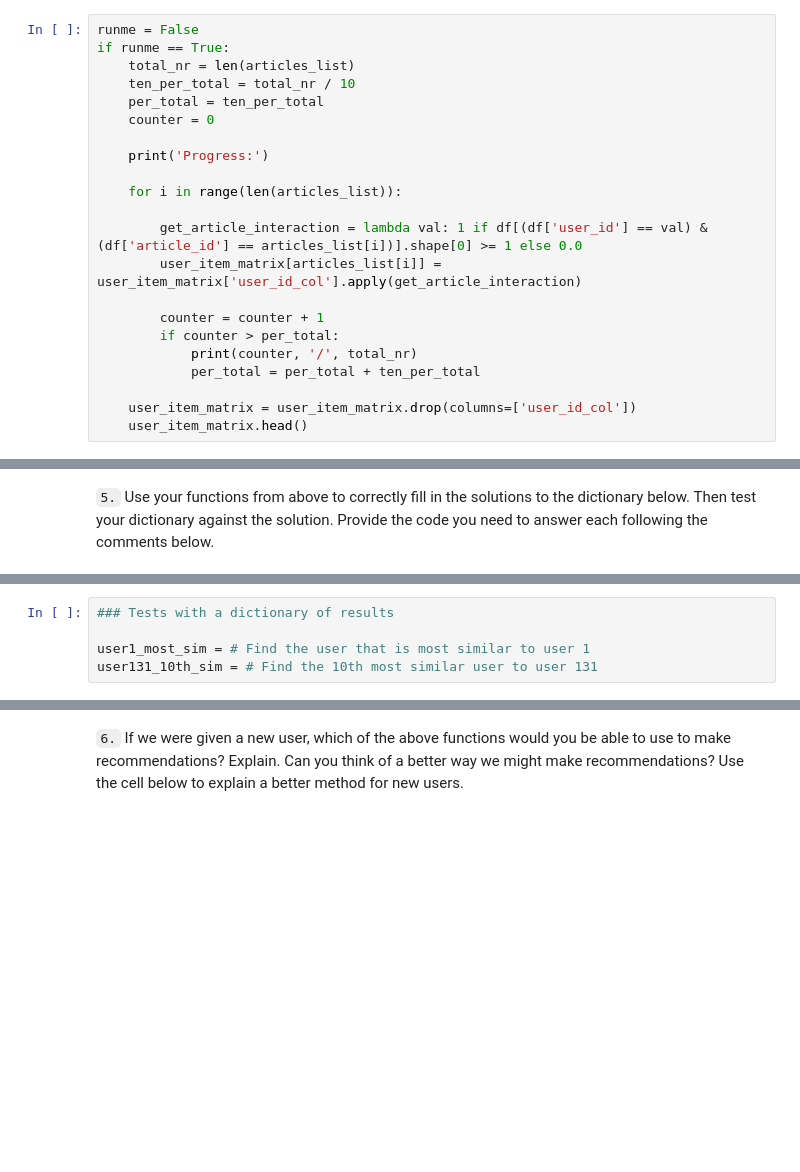
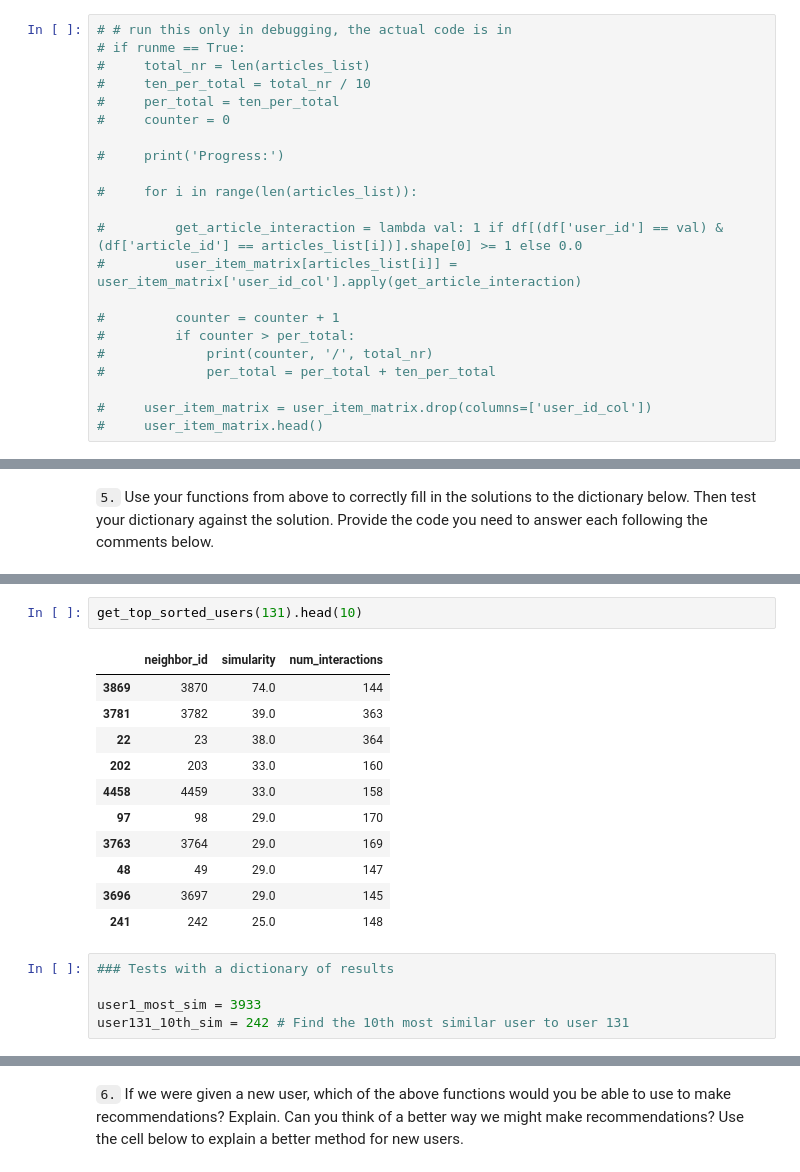
Before and after one commit to D5mit/Udacity_AB, a Jupyter notebook: Recommender/Recommendations_with_IBM.ipynb, the cells around one changed output, grey strips where cells are left out. Cells and saved outputs as stored; diff of their text form; blank space fills up the shorter version.

```diff
--- a/Recommender/Recommendations_with_IBM.ipynb
+++ b/Recommender/Recommendations_with_IBM.ipynb
@@ -383,25 +378,25 @@ user_item_matrix.head()
 # %%
-runme = False
-if runme == True:
-    total_nr = len(articles_list)
-    ten_per_total = total_nr / 10
-    per_total = ten_per_total
-    counter = 0
+# # run this only in debugging, the actual code is in
+# if runme == True:
+#     total_nr = len(articles_list)
+#     ten_per_total = total_nr / 10
+#     per_total = ten_per_total
+#     counter = 0
 
-    print('Progress:')
+#     print('Progress:')
 
-    for i in range(len(articles_list)):
+#     for i in range(len(articles_list)):
 
-        get_article_interaction = lambda val: 1 if df[(df['user_id'] == val) & (df['article_id'] == articles_list[i])].shape[0] >= 1 else 0.0
-        user_item_matrix[articles_list[i]] = user_item_matrix['user_id_col'].apply(get_article_interaction)
+#         get_article_interaction = lambda val: 1 if df[(df['user_id'] == val) & (df['article_id'] == articles_list[i])].shape[0] >= 1 else 0.0
+#         user_item_matrix[articles_list[i]] = user_item_matrix['user_id_col'].apply(get_article_interaction)
 
-        counter = counter + 1
-        if counter > per_total:
-            print(counter, '/', total_nr)
-            per_total = per_total + ten_per_total
+#         counter = counter + 1
+#         if counter > per_total:
+#             print(counter, '/', total_nr)
+#             per_total = per_total + ten_per_total
 
-    user_item_matrix = user_item_matrix.drop(columns=['user_id_col'])
-    user_item_matrix.head()
+#     user_item_matrix = user_item_matrix.drop(columns=['user_id_col'])
+#     user_item_matrix.head()
 # %%
 # create the user-article matrix with 1's and 0's
 
@@ -676,8 +997,22 @@ print(rec_names)
+# %%
+get_top_sorted_users(131).head(10)
+# %% [output]
+|  | neighbor_id | simularity | num_interactions |
+| 3869 | 3870 | 74.0 | 144 |
+| 3781 | 3782 | 39.0 | 363 |
+| 22 | 23 | 38.0 | 364 |
+| 202 | 203 | 33.0 | 160 |
+| 4458 | 4459 | 33.0 | 158 |
+| 97 | 98 | 29.0 | 170 |
+| 3763 | 3764 | 29.0 | 169 |
+| 48 | 49 | 29.0 | 147 |
+| 3696 | 3697 | 29.0 | 145 |
+| 241 | 242 | 25.0 | 148 |
 # %%
 ### Tests with a dictionary of results
 
-user1_most_sim = # Find the user that is most similar to user 1
-user131_10th_sim = # Find the 10th most similar user to user 131
+user1_most_sim = 3933
+user131_10th_sim = 242 # Find the 10th most similar user to user 131
 # %%
 ## Dictionary Test Here
 sol_5_dict = {
```
Also changed, not shown: parts of 28 cells of this notebook, 5 other files.
